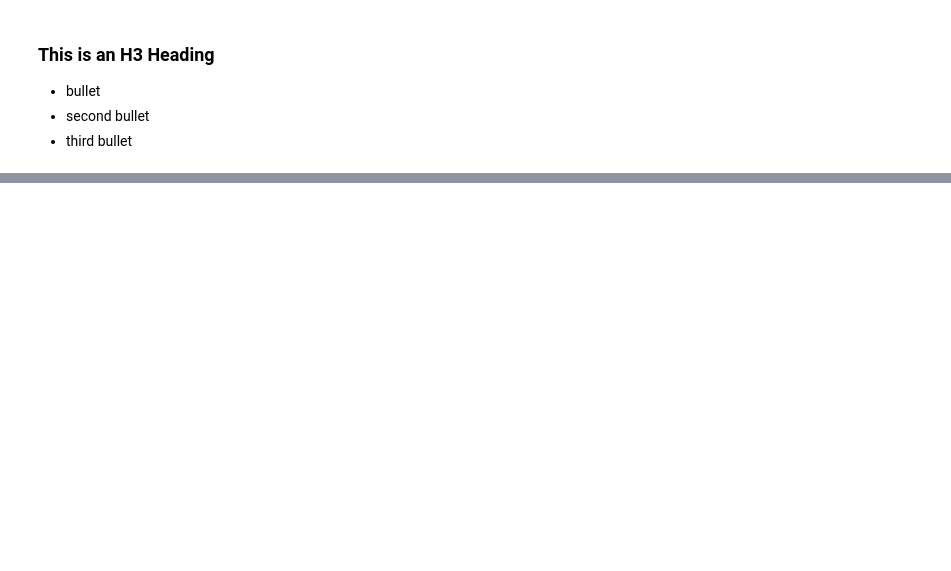
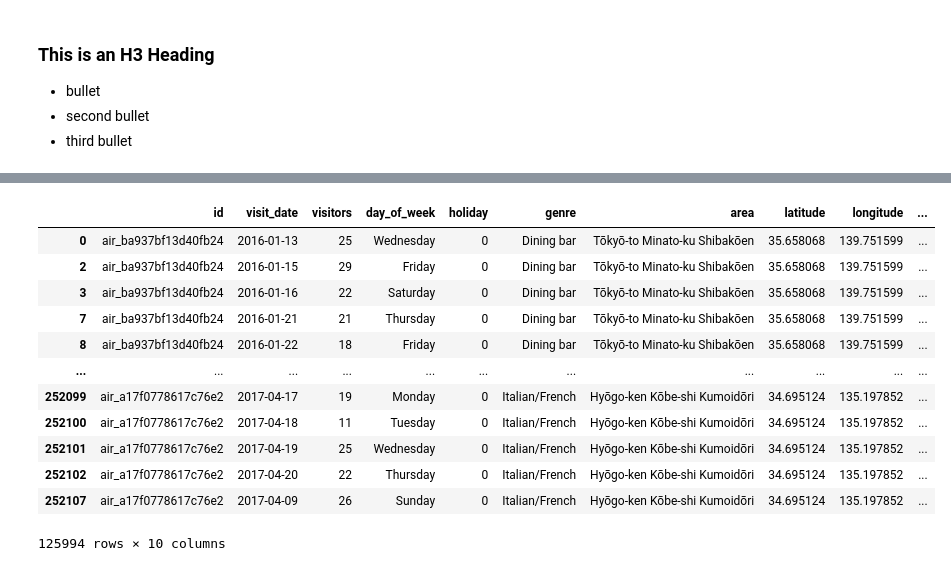
Before and after one commit to jfkoehler/DAT-02-14, a Jupyter notebook: ClassMaterial/Unit1/Class2/Class 2 Notebook.ipynb, the cells around one changed output, grey strips where cells are left out. Drawn from its saved outputs; the diff is of its cells as text; code cells hidden in the pictures; blank space fills up the shorter version.

```diff
--- a/ClassMaterial/Unit1/Class2/Class 2 Notebook.ipynb
+++ b/ClassMaterial/Unit1/Class2/Class 2 Notebook.ipynb
@@ -49,0 +152,16 @@ array([ 6, 22, 38, 54, 70])
+# %%
+df[df['visitors'].between(10, 30)]
+# %% [output]
+|  | id | visit_date | visitors | day_of_week | holiday | genre | area | latitude | longitude | ... |
+| 0 | air_ba937bf13d40fb24 | 2016-01-13 | 25 | Wednesday | 0 | Dining bar | Tōkyō-to Minato-ku Shibakōen | 35.658068 | 139.751599 | ... |
+| 2 | air_ba937bf13d40fb24 | 2016-01-15 | 29 | Friday | 0 | Dining bar | Tōkyō-to Minato-ku Shibakōen | 35.658068 | 139.751599 | ... |
+| 3 | air_ba937bf13d40fb24 | 2016-01-16 | 22 | Saturday | 0 | Dining bar | Tōkyō-to Minato-ku Shibakōen | 35.658068 | 139.751599 | ... |
+| 7 | air_ba937bf13d40fb24 | 2016-01-21 | 21 | Thursday | 0 | Dining bar | Tōkyō-to Minato-ku Shibakōen | 35.658068 | 139.751599 | ... |
+| 8 | air_ba937bf13d40fb24 | 2016-01-22 | 18 | Friday | 0 | Dining bar | Tōkyō-to Minato-ku Shibakōen | 35.658068 | 139.751599 | ... |
+| ... | ... | ... | ... | ... | ... | ... | ... | ... | ... | ... |
+| 252099 | air_a17f0778617c76e2 | 2017-04-17 | 19 | Monday | 0 | Italian/French | Hyōgo-ken Kōbe-shi Kumoidōri | 34.695124 | 135.197852 | ... |
+| 252100 | air_a17f0778617c76e2 | 2017-04-18 | 11 | Tuesday | 0 | Italian/French | Hyōgo-ken Kōbe-shi Kumoidōri | 34.695124 | 135.197852 | ... |
+| 252101 | air_a17f0778617c76e2 | 2017-04-19 | 25 | Wednesday | 0 | Italian/French | Hyōgo-ken Kōbe-shi Kumoidōri | 34.695124 | 135.197852 | ... |
+| 252102 | air_a17f0778617c76e2 | 2017-04-20 | 22 | Thursday | 0 | Italian/French | Hyōgo-ken Kōbe-shi Kumoidōri | 34.695124 | 135.197852 | ... |
+| 252107 | air_a17f0778617c76e2 | 2017-04-09 | 26 | Sunday | 0 | Italian/French | Hyōgo-ken Kōbe-shi Kumoidōri | 34.695124 | 135.197852 | ... |
+125994 rows × 10 columns
```
Also changed, not shown: parts of 45 cells of this notebook, 3 other files.
